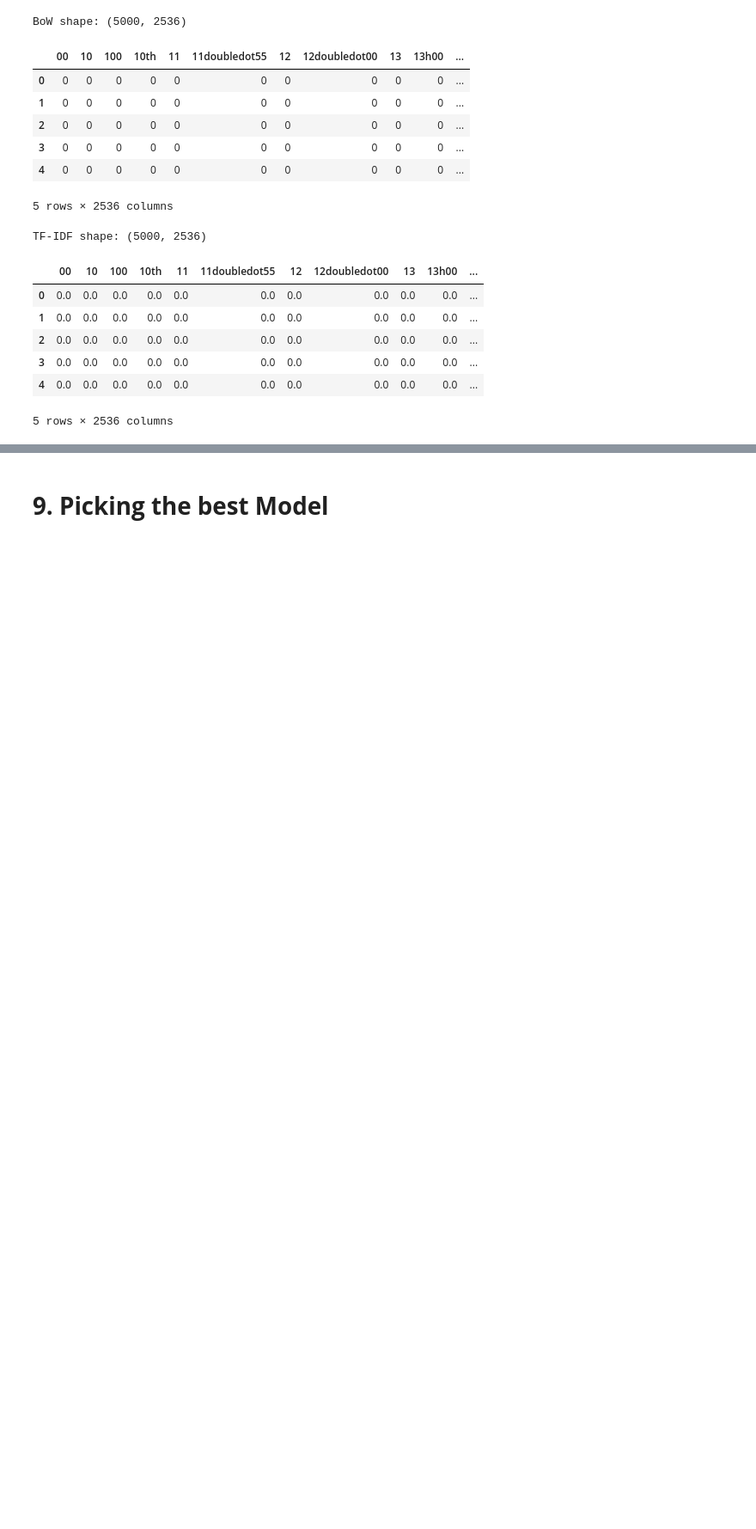
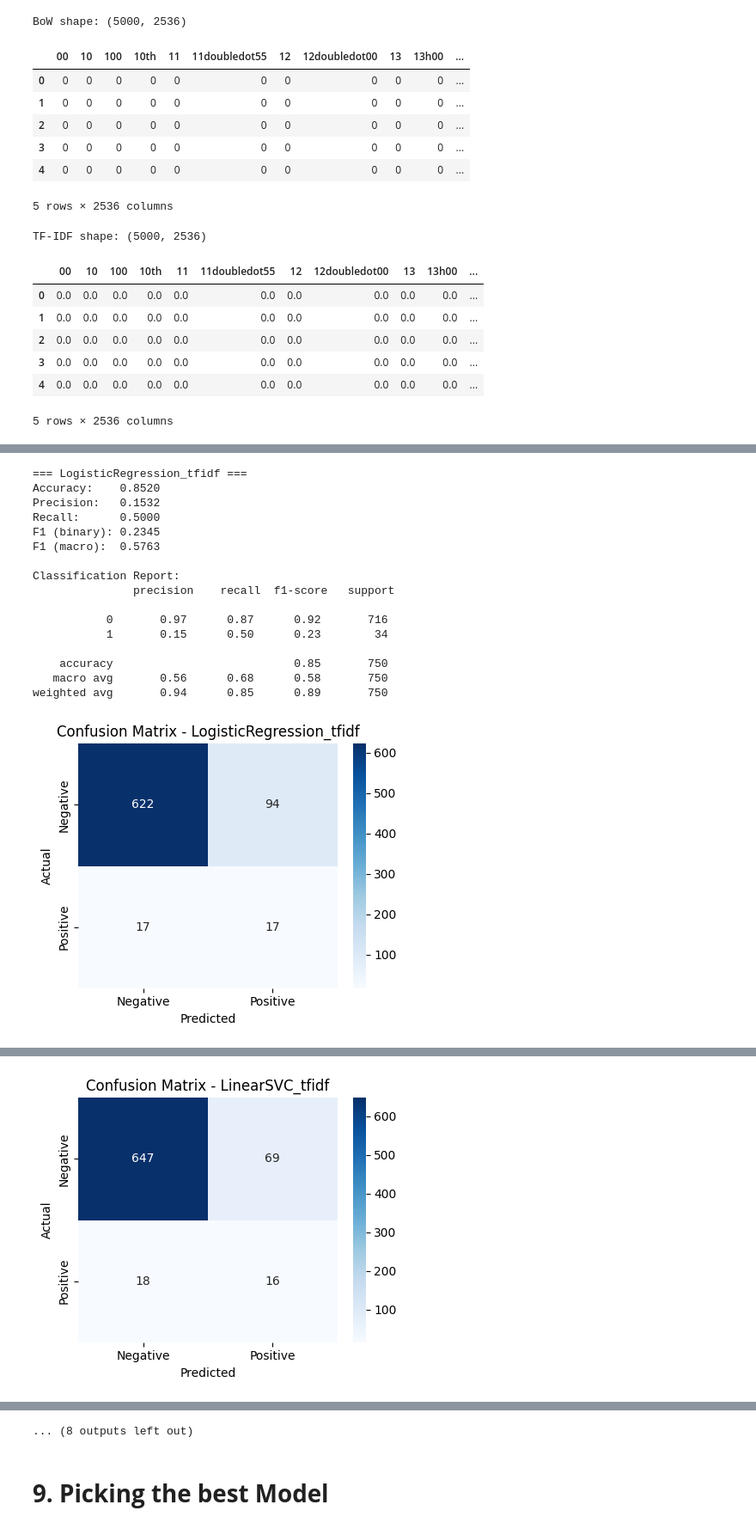
Before and after one commit to jiyuutheosum/Machine-Learning, a Jupyter notebook: Machine_Learning_PIT.ipynb, the cells around one changed output, grey strips where cells are left out. Shown: that part at 86% size. Cells and saved outputs as stored; diff of their text form; code cells hidden in the pictures; blank space fills up the shorter version.

```diff
--- a/Machine_Learning_PIT.ipynb
+++ b/Machine_Learning_PIT.ipynb
@@ -108,13 +99,10 @@ Shape: (16175, 3)
 # %% [markdown]
 # **4. Label Mapping**
 # %%
-import pandas as pd
-import numpy as np
-
 # ---- Auto-detect TEXT column ----
 text_candidates = [
     c for c in df.columns
-    if any(x in c.lower() for x in ['feedback','comment','text','review','sents','response'])
+    if any(x in c.lower() for x in ['feedback','comment','text','review','sentiment','response'])
 ]
 
 if not text_candidates:
@@ -125,7 +113,7 @@ text_col = text_candidates[0]
 # ---- Auto-detect LABEL column ----
 label_candidates = [
     c for c in df.columns
-    if any(x in c.lower() for x in ['label','sentiment','rating','class'])
+    if any(x in c.lower() for x in ['label','sents','rating','class'])
 ]
 
 # fallback: find binary-like columns
@@ -343,0 +295,13 @@ TF-IDF shape: (5000, 2536)
+# %%
+smote = SMOTE(random_state=42)
+
+# APPLY SMOTE (TF-IDF VERSION)
+X_train_tfidf_sm, y_train_sm = smote.fit_resample(X_train_tfidf, y_train)
+print("TF-IDF SMOTE applied. \nClass counts:",
+      {0: sum(y_train_sm==0), 1: sum(y_train_sm==1)})
+
+
+# APPLY SMOTE (BoW VERSION)
+X_train_bow_sm, y_train_bow_sm = smote.fit_resample(X_train_bow, y_train)
+print("BoW SMOTE applied. \nClass counts:",
+      {0: sum(y_train_bow_sm==0), 1: sum(y_train_bow_sm==1)})
@@ -400,0 +376,58 @@ weighted avg       0.92      0.91      0.92       750
+# %%
+# === Cell 8: EVALUATION OF ALL MODELS (with Confusion Matrix Plot) ===
+eval_results = []
+
+for name, preds in val_predictions.items():
+    acc = accuracy_score(y_val, preds)
+    prec = precision_score(y_val, preds, zero_division=0)
+    rec = recall_score(y_val, preds, zero_division=0)
+    f1 = f1_score(y_val, preds, zero_division=0)
+    f1_macro = f1_score(y_val, preds, average='macro', zero_division=0)
+    cm = confusion_matrix(y_val, preds)
+
+    print(f"\n=== {name} ===")
+    print(f"Accuracy:    {acc:.4f}")
+    print(f"Precision:   {prec:.4f}")
+    print(f"Recall:      {rec:.4f}")
+    print(f"F1 (binary): {f1:.4f}")
+    print(f"F1 (macro):  {f1_macro:.4f}")
+    print("\nClassification Report:\n", classification_report(y_val, preds, zero_division=0))
+
+    # ---- Improved Confusion Matrix ----
+    plt.figure(figsize=(4.5, 3.8))
+    sns.heatmap(cm, annot=True, fmt='d', cmap="Blues",
+                xticklabels=['Negative', 'Positive'],
+                yticklabels=['Negative', 'Positive'])
+    plt.title(f'Confusion Matrix - {name}')
+    plt.xlabel('Predicted')
+    plt.ylabel('Actual')
+    plt.tight_layout()
+    plt.show()
+    # -----------------------------------
+
+    eval_results.append({
+        'model': name,
+        'accuracy': acc,
+        'precision': prec,
+        'recall': rec,
+        'f1_binary': f1,
+        'f1_macro': f1_macro
+    })
+# %% [output]
+=== LogisticRegression_tfidf ===
+Accuracy:    0.8520
+Precision:   0.1532
+Recall:      0.5000
+F1 (binary): 0.2345
+F1 (macro):  0.5763
+
+Classification Report:
+               precision    recall  f1-score   support
+
+           0       0.97      0.87      0.92       716
+           1       0.15      0.50      0.23        34
+
+    accuracy                           0.85       750
+   macro avg       0.56      0.68      0.58       750
+weighted avg       0.94      0.85      0.89       750
+[figure, added]
@@ -400,0 +450 @@ weighted avg       0.92      0.91      0.92       750
+[figure, added]
@@ -401,2 +519,3 @@ weighted avg       0.92      0.91      0.92       750
+... (8 outputs left out)
 # %% [markdown]
 # **9. Picking the best Model**
```
Also changed, not shown: parts of 19 cells of this notebook.
